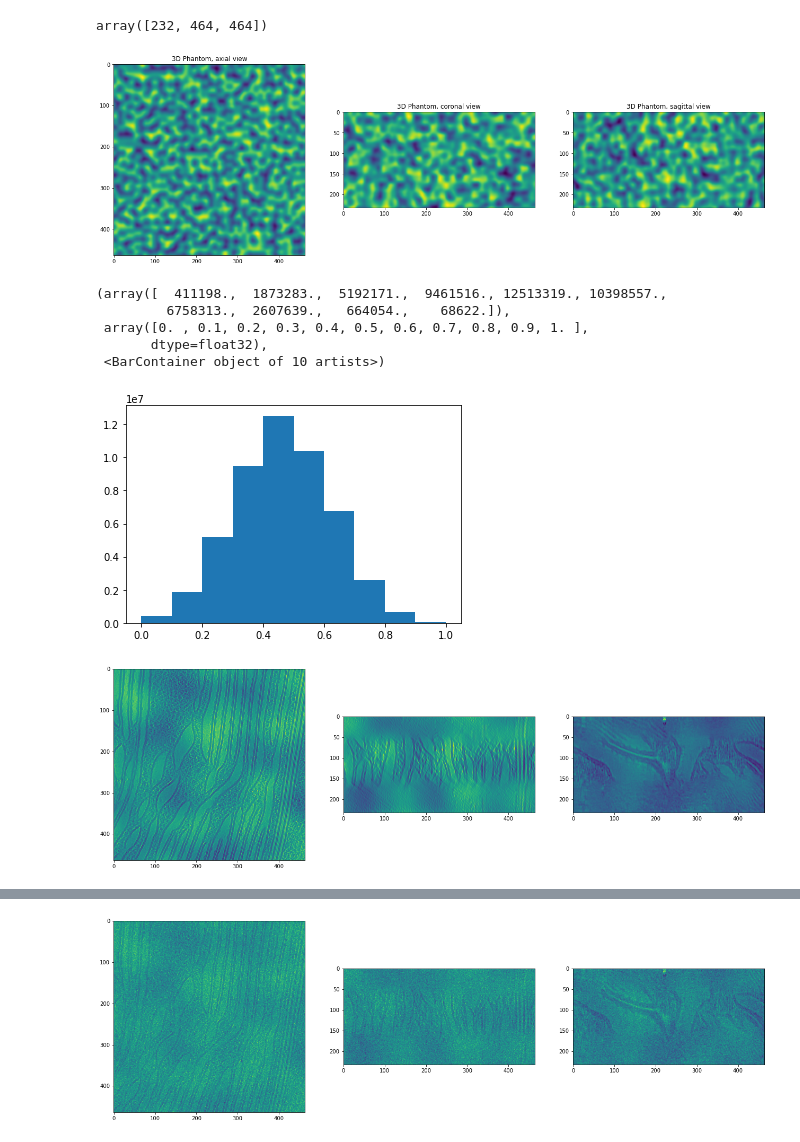
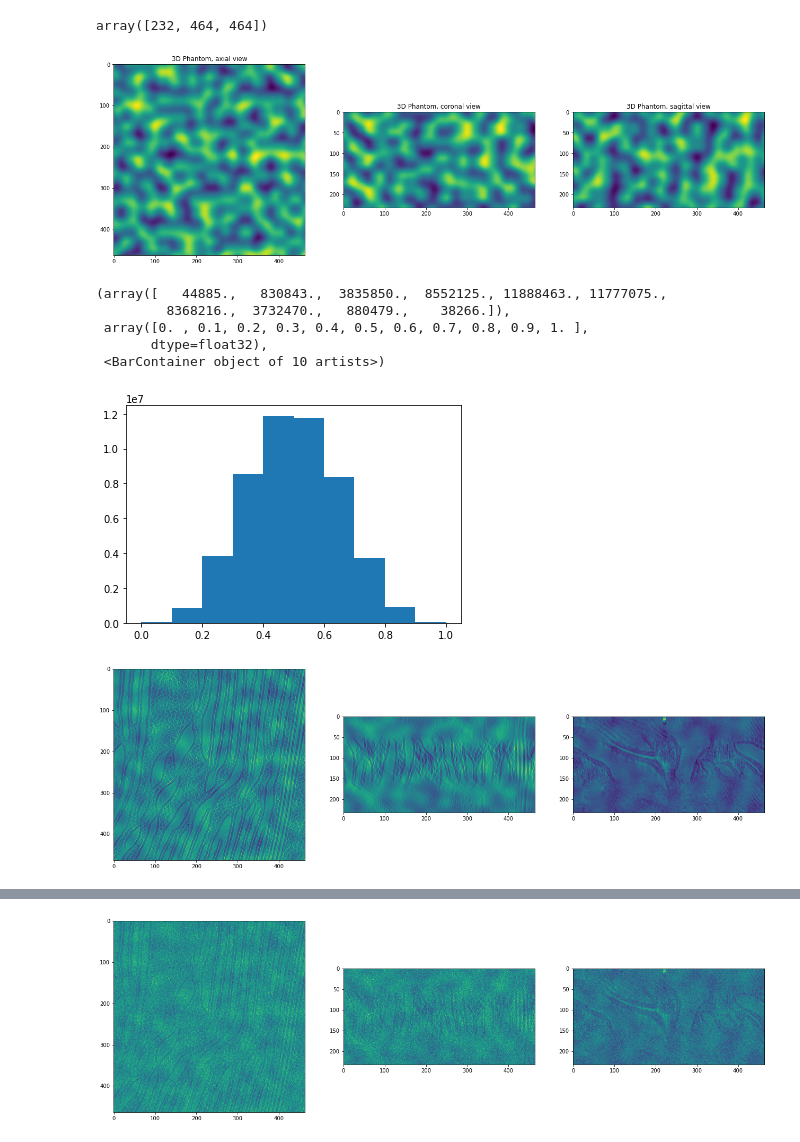
Before and after one commit to Fickincool/master-thesis, a Jupyter notebook: Notebooks/6.00_self2selfDenoising/6.05_make_dummy+noisy_tomogram.ipynb, the cells around one changed output, grey strips where cells are left out. Cells and saved outputs as stored; diff of their text form; code cells hidden in the pictures.

```diff
--- a/Notebooks/6.00_self2selfDenoising/6.05_make_dummy+noisy_tomogram.ipynb
+++ b/Notebooks/6.00_self2selfDenoising/6.05_make_dummy+noisy_tomogram.ipynb
@@ -129,43 +126,43 @@ array([232, 464, 464])
 # %%
 shape = tomo_shape
 N_threads = 4
 
 perlin = fns.Noise(seed=0, numWorkers=N_threads)
-perlin.frequency = 0.05
+perlin.frequency = 0.025
 perlin.noiseType = fns.NoiseType.Perlin
 perlin.fractal.octaves = 4
 perlin.fractal.lacunarity = 5
 perlin.fractal.gain = 0.45
 perlin.perturb.perturbType = fns.PerturbType.NoPerturb
 noise = perlin.genAsGrid(shape)
 noise = (noise-noise.min())/(noise.max()-noise.min())
 
 zidx, yidx, xidx = tomo_shape//2
 
 plt.figure(figsize=(22, 12))
 plt.subplot(131)
 plt.imshow(noise[zidx,:,:])
 plt.title('3D Phantom, axial view')
 
 plt.subplot(132)
 plt.imshow(noise[:,yidx,:])
 plt.title('3D Phantom, coronal view')
 
 plt.subplot(133)
 plt.imshow(noise[:,:,xidx])
 plt.title('3D Phantom, sagittal view')
 plt.show()
 # %% [output]
-[figure, old version]
+[figure, new version]
 # %%
 plt.hist(noise.flatten())
 # %% [output]
-(array([  411198.,  1873283.,  5192171.,  9461516., 12513319., 10398557.,
-         6758313.,  2607639.,   664054.,    68622.]),
+(array([   44885.,   830843.,  3835850.,  8552125., 11888463., 11777075.,
+         8368216.,  3732470.,   880479.,    38266.]),
  array([0. , 0.1, 0.2, 0.3, 0.4, 0.5, 0.6, 0.7, 0.8, 0.9, 1. ],
        dtype=float32),
  <BarContainer object of 10 artists>)
-[figure, old version]
+[figure, new version]
 # %%
 thresh = 0.0
 noisy_tomo = np.where(noise<thresh, thresh, noise)
@@ -185,7 +182,7 @@ plt.subplot(133)
 plt.imshow(noisy_tomo[:,:,xidx])
 plt.show()
 # %% [output]
-[figure, old version]
+[figure, new version]
 # %%
 plt.hist(noisy_tomo.flatten(), alpha=0.5)
 plt.hist(tomo_data.flatten(), alpha=0.5)
```
Also changed, not shown: parts of 2 cells of this notebook, 7 other files.
